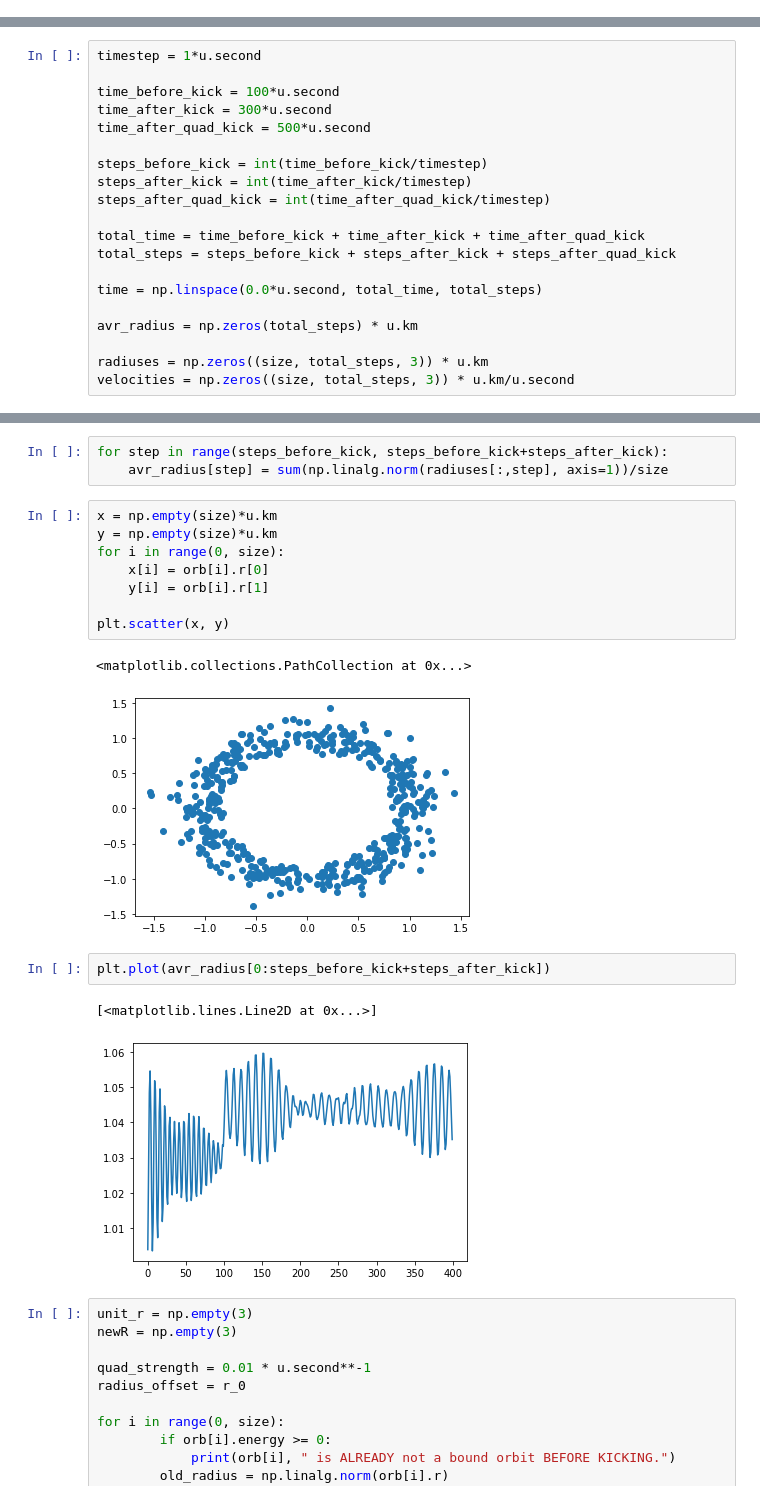
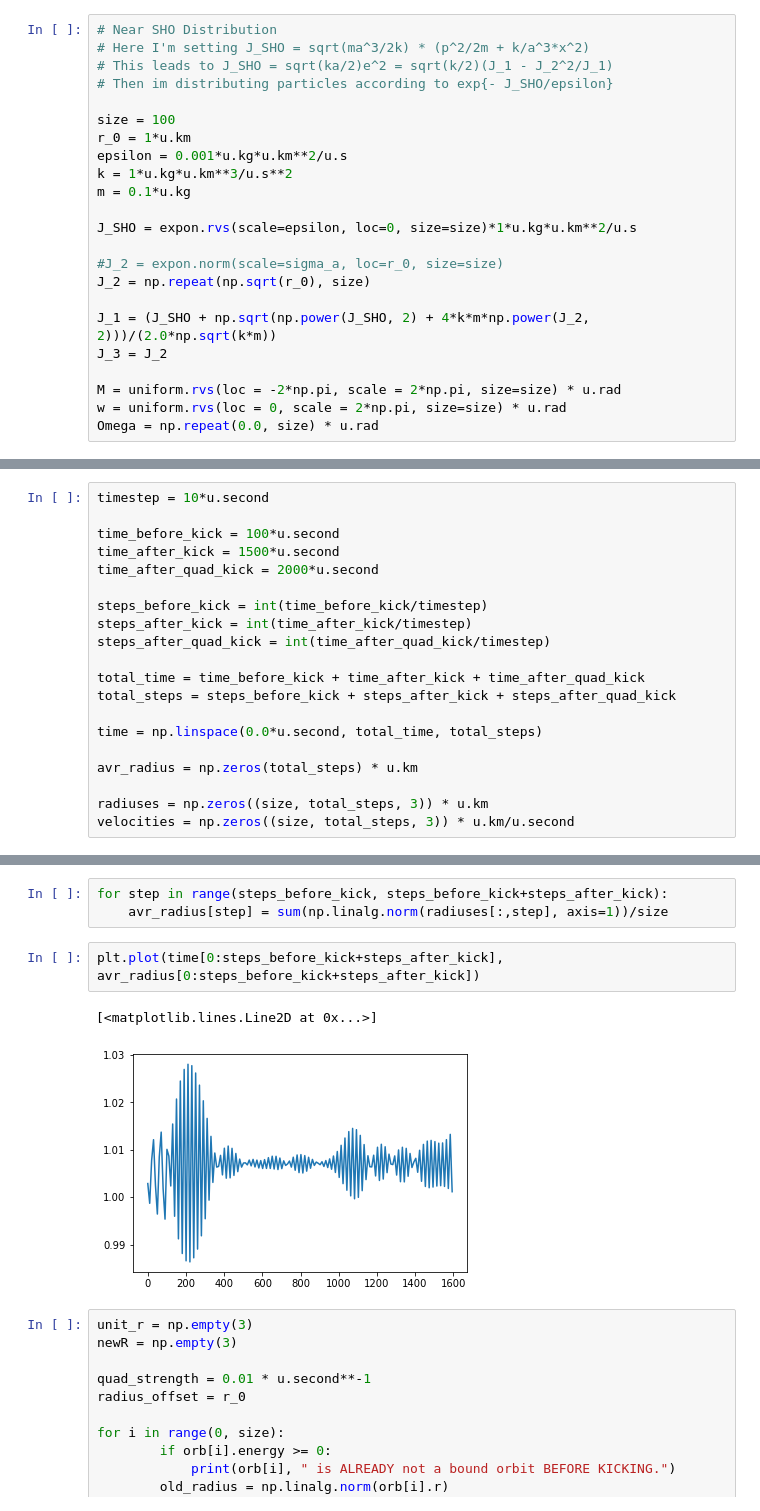
Before and after one commit to henhen724/EchoSimulation, a Jupyter notebook: PythonSimulation/Kepler Echo.ipynb, the cells around one changed output, grey strips where cells are left out. Saved outputs shown, nothing was run; the diff lists cells and outputs as text.

Commit message:
Near SHO distribution working

```diff
--- a/PythonSimulation/Kepler Echo.ipynb
+++ b/PythonSimulation/Kepler Echo.ipynb
@@ -64 +75,24 @@ Omega = np.repeat(0.0, size) * u.rad
+# %%
+# Near SHO Distribution
+# Here I'm setting J_SHO = sqrt(ma^3/2k) * (p^2/2m + k/a^3*x^2)
+# This leads to J_SHO = sqrt(ka/2)e^2 = sqrt(k/2)(J_1 - J_2^2/J_1)
+# Then im distributing particles according to exp{- J_SHO/epsilon}
+
+size = 100
+r_0 = 1*u.km
+epsilon = 0.001*u.kg*u.km**2/u.s
+k = 1*u.kg*u.km**3/u.s**2
+m = 0.1*u.kg
+
+J_SHO = expon.rvs(scale=epsilon, loc=0, size=size)*1*u.kg*u.km**2/u.s
+
+#J_2 = expon.norm(scale=sigma_a, loc=r_0, size=size)
+J_2 = np.repeat(np.sqrt(r_0), size)
+
+J_1 = (J_SHO + np.sqrt(np.power(J_SHO, 2) + 4*k*m*np.power(J_2, 2)))/(2.0*np.sqrt(k*m))
+J_3 = J_2
+
+M = uniform.rvs(loc = -2*np.pi, scale = 2*np.pi, size=size) * u.rad
+w = uniform.rvs(loc = 0, scale = 2*np.pi, size=size) * u.rad
+Omega = np.repeat(0.0, size) * u.rad
 # %%
@@ -94,9 +166,9 @@ plt.scatter(x, y)
 # %%
-timestep = 1*u.second
+timestep = 10*u.second
 
 time_before_kick = 100*u.second
-time_after_kick = 300*u.second
-time_after_quad_kick = 500*u.second
+time_after_kick = 1500*u.second
+time_after_quad_kick = 2000*u.second
 
 steps_before_kick = int(time_before_kick/timestep)
 steps_after_kick = int(time_after_kick/timestep)
@@ -170,22 +232,11 @@ for particle in range(0, size):
 # %%
 for step in range(steps_before_kick, steps_before_kick+steps_after_kick):
     avr_radius[step] = sum(np.linalg.norm(radiuses[:,step], axis=1))/size
-# %%
-x = np.empty(size)*u.km
-y = np.empty(size)*u.km
-for i in range(0, size):
-    x[i] = orb[i].r[0]
-    y[i] = orb[i].r[1]
-
-plt.scatter(x, y)
-# %% [output]
-<matplotlib.collections.PathCollection at 0x...>
-[figure, removed]
 # %%
-plt.plot(avr_radius[0:steps_before_kick+steps_after_kick])
+plt.plot(time[0:steps_before_kick+steps_after_kick], avr_radius[0:steps_before_kick+steps_after_kick])
 # %% [output]
 [<matplotlib.lines.Line2D at 0x...>]
-[figure, old version]
+[figure, new version]
 # %%
 unit_r = np.empty(3)
 newR = np.empty(3)
```
Also changed, not shown: parts of 15 cells of this notebook.
